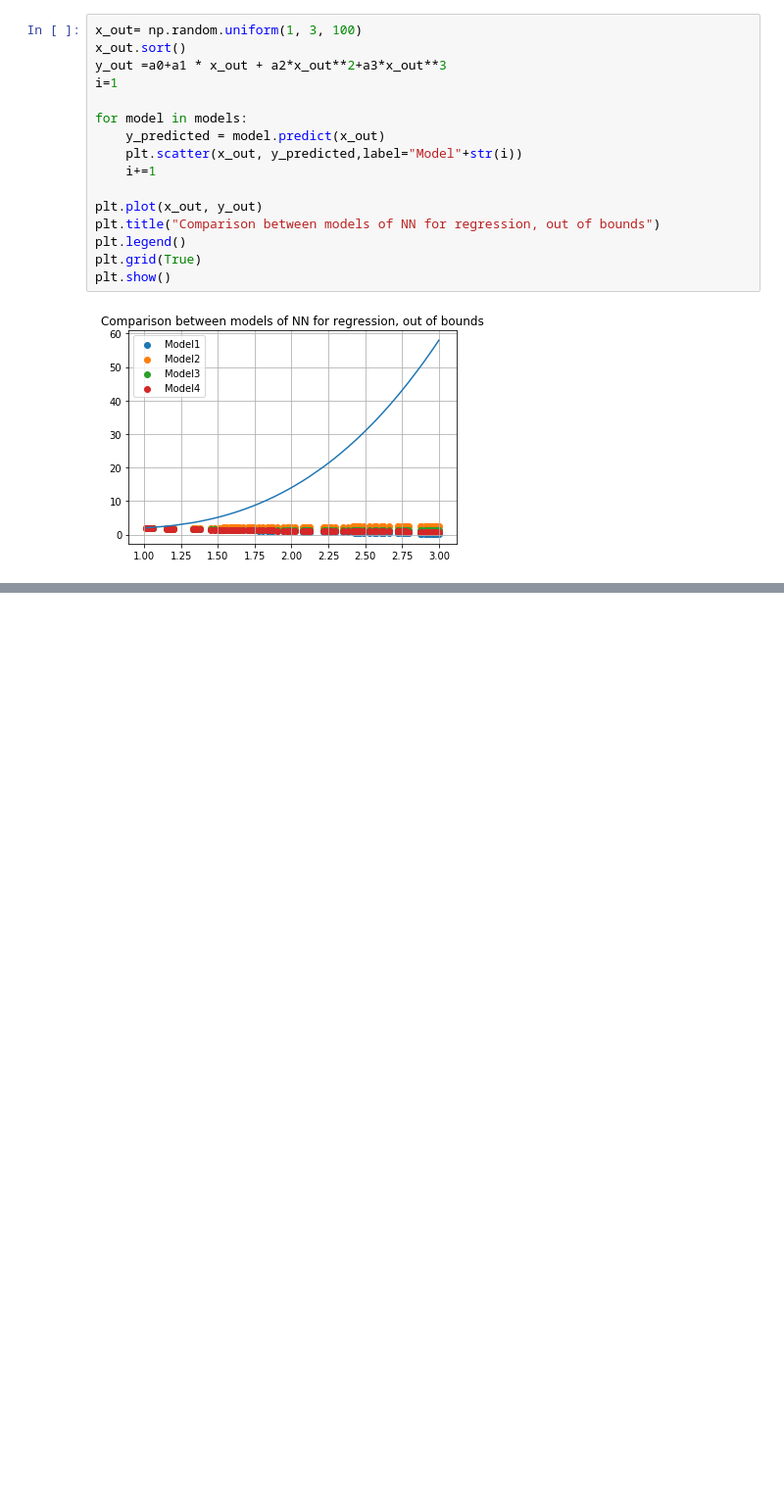
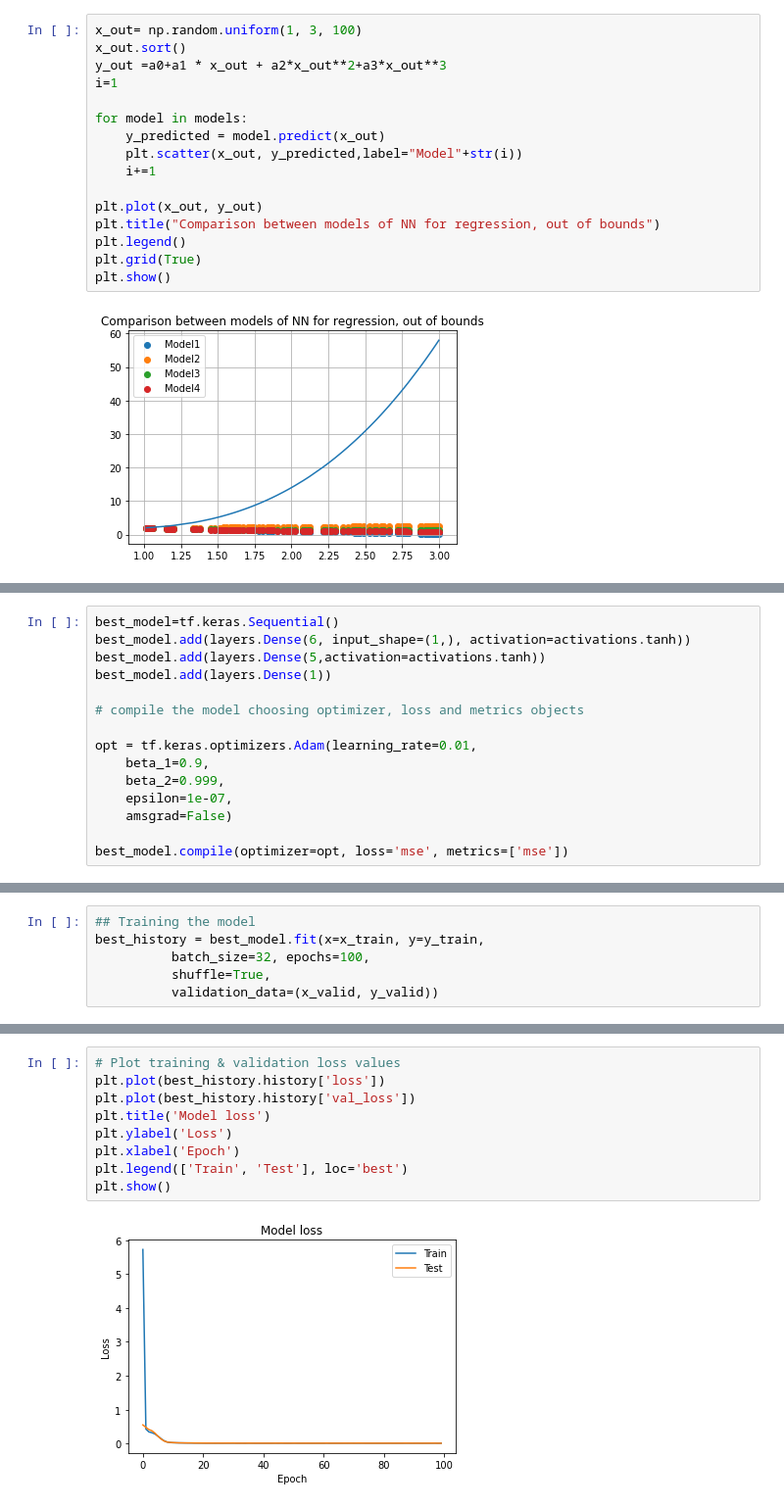
Before and after one commit to StefanoBarison/NSLaboratory, a Jupyter notebook: 11_Exercise/Exercise_11.ipynb, the cells around one changed output, grey strips where cells are left out. Shown at 98% size. Saved outputs shown, nothing was run; the diff lists cells and outputs as text; blank space fills up the shorter version.

```diff
--- a/11_Exercise/Exercise_11.ipynb
+++ b/11_Exercise/Exercise_11.ipynb
@@ -433,0 +442,15 @@ plt.show()
+# %%
+best_model=tf.keras.Sequential()
+best_model.add(layers.Dense(6, input_shape=(1,), activation=activations.tanh))
+best_model.add(layers.Dense(5,activation=activations.tanh))
+best_model.add(layers.Dense(1))
+
+# compile the model choosing optimizer, loss and metrics objects
+
+opt = tf.keras.optimizers.Adam(learning_rate=0.01,
+    beta_1=0.9,
+    beta_2=0.999,
+    epsilon=1e-07,
+    amsgrad=False)
+
+best_model.compile(optimizer=opt, loss='mse', metrics=['mse'])
@@ -433,0 +474,6 @@ plt.show()
+# %%
+## Training the model
+best_history = best_model.fit(x=x_train, y=y_train,
+          batch_size=32, epochs=100,
+          shuffle=True,
+          validation_data=(x_valid, y_valid))
@@ -433,0 +511,11 @@ plt.show()
+# %%
+# Plot training & validation loss values
+plt.plot(best_history.history['loss'])
+plt.plot(best_history.history['val_loss'])
+plt.title('Model loss')
+plt.ylabel('Loss')
+plt.xlabel('Epoch')
+plt.legend(['Train', 'Test'], loc='best')
+plt.show()
+# %% [output]
+[figure, added]
```
Also changed, not shown: parts of 26 cells of this notebook.
